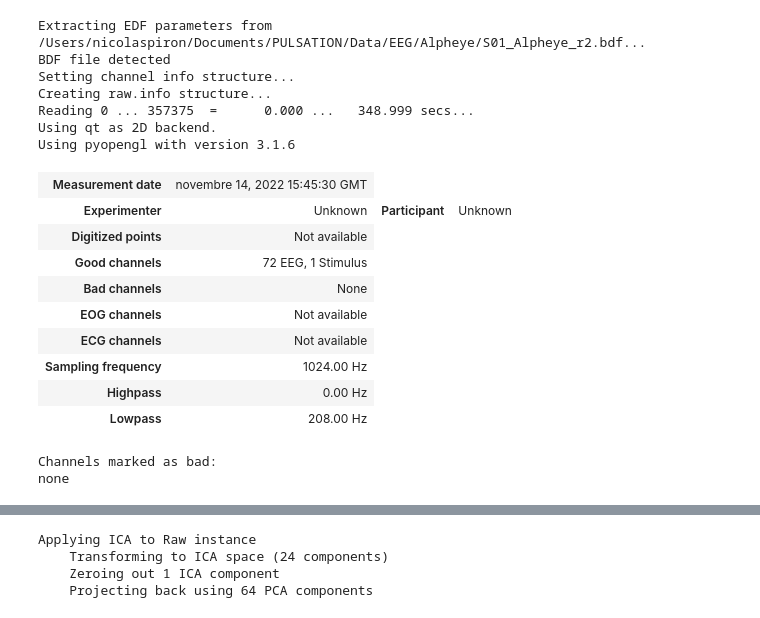
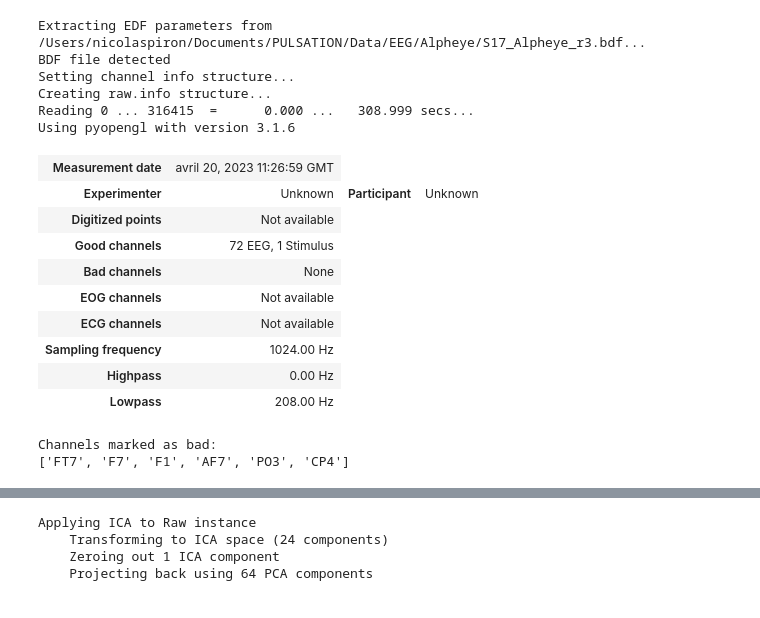
Before and after one commit to NicolasPiron/Master_thesis, a Jupyter notebook: Preproc_Alpheye.ipynb, the cells around one changed output, grey strips where cells are left out. Saved outputs shown, nothing was run; the diff lists cells and outputs as text; code cells hidden in the pictures.

```diff
--- a/Preproc_Alpheye.ipynb
+++ b/Preproc_Alpheye.ipynb
@@ -8,26 +9,24 @@ import glob
 
 %matplotlib notebook
 # %%
-subject_id = 'S01'
+run = 3
+subject_id = 'S17'
 alpha_dir = '/Users/nicolaspiron/Documents/PULSATION/Data/EEG/Alpheye/'
 files = glob.glob(alpha_dir + subject_id +'*')
-#sorting files because they are sometime in the wrong order
+#sorting files because they are sometime in the wrong order somehow
 files.sort()
-
-raw = mne.io.read_raw_bdf(files[1])
+raw = mne.io.read_raw_bdf(files[run-1])
 raw.load_data()
-
 raw.plot(scalings='auto');
 raw.info
 # %% [output]
-Extracting EDF parameters from /Users/nicolaspiron/Documents/PULSATION/Data/EEG/Alpheye/S01_Alpheye_r2.bdf...
+Extracting EDF parameters from /Users/nicolaspiron/Documents/PULSATION/Data/EEG/Alpheye/S17_Alpheye_r3.bdf...
 BDF file detected
 Setting channel info structure...
 Creating raw.info structure...
-Reading 0 ... 357375  =      0.000 ...   348.999 secs...
-Using qt as 2D backend.
+Reading 0 ... 316415  =      0.000 ...   308.999 secs...
 Using pyopengl with version 3.1.6
-| Measurement date | novembre 14, 2022 15:45:30 GMT |
+| Measurement date | avril 20, 2023 11:26:59 GMT |
 | Experimenter | Unknown | Participant | Unknown |
 | Digitized points | Not available |
 | Good channels | 72 EEG, 1 Stimulus |
@@ -38,5 +37,5 @@ Using pyopengl with version 3.1.6
 | Highpass | 0.00 Hz |
 | Lowpass | 208.00 Hz |
 Channels marked as bad:
-none
+['FT7', 'F7', 'F1', 'AF7', 'PO3', 'CP4']
 # %%
```
Also changed, not shown: parts of 10 cells of this notebook, 1 other file.
